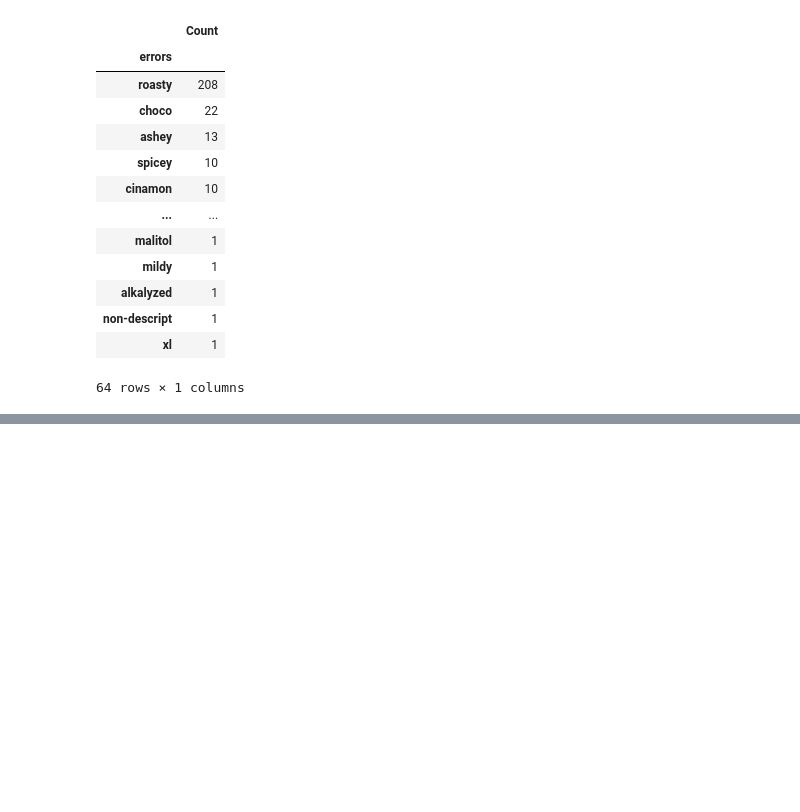
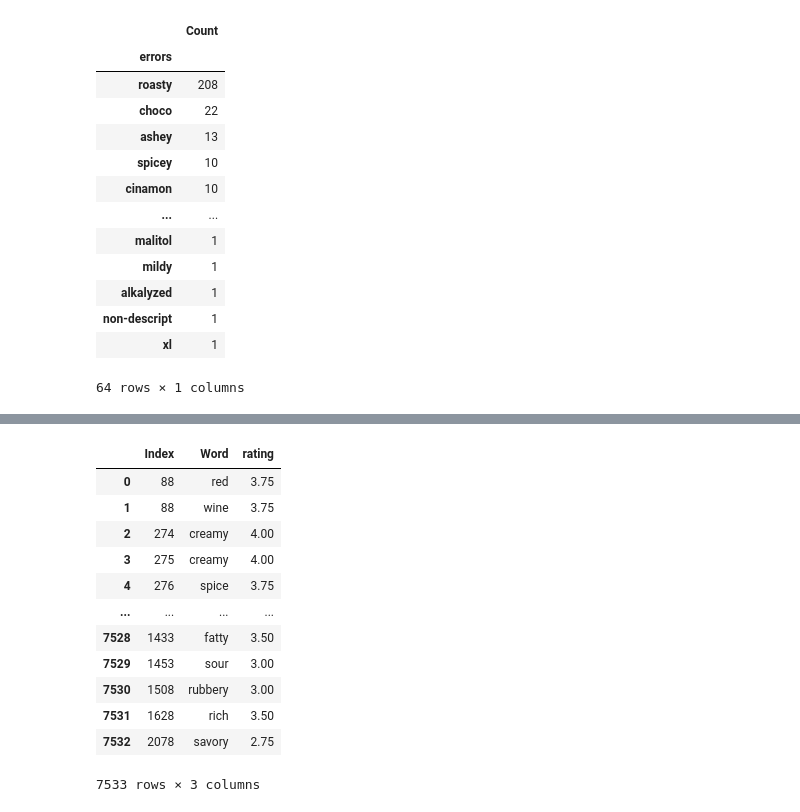
Before and after one commit to ambermiddendorf/chocolate_lovers, a Jupyter notebook: word_files/Tastes.ipynb, the cells around one changed output, grey strips where cells are left out. Cells and saved outputs as stored; diff of their text form; code cells hidden in the pictures; blank space fills up the shorter version.

```diff
--- a/Tastes.ipynb
+++ b/word_files/Tastes.ipynb
@@ -181,0 +183,4 @@ top_words.to_csv("top_words.csv")
+# %%
+words_df = merged[['Index','final']]
+words_df.rename(columns={'final':'Word'}, inplace = True)
+words_df
@@ -181,0 +254,19 @@ top_words.to_csv("top_words.csv")
+# %%
+ratings = df[['Index', 'rating']]
+# %%
+taste_ratings = pd.merge(words_df, ratings, how="left")
+taste_ratings
+# %% [output]
+|  | Index | Word | rating |
+| 0 | 88 | red | 3.75 |
+| 1 | 88 | wine | 3.75 |
+| 2 | 274 | creamy | 4.00 |
+| 3 | 275 | creamy | 4.00 |
+| 4 | 276 | spice | 3.75 |
+| ... | ... | ... | ... |
+| 7528 | 1433 | fatty | 3.50 |
+| 7529 | 1453 | sour | 3.00 |
+| 7530 | 1508 | rubbery | 3.00 |
+| 7531 | 1628 | rich | 3.50 |
+| 7532 | 2078 | savory | 2.75 |
+7533 rows × 3 columns
```
Also changed, not shown: parts of 27 cells of this notebook, 8 other files.
